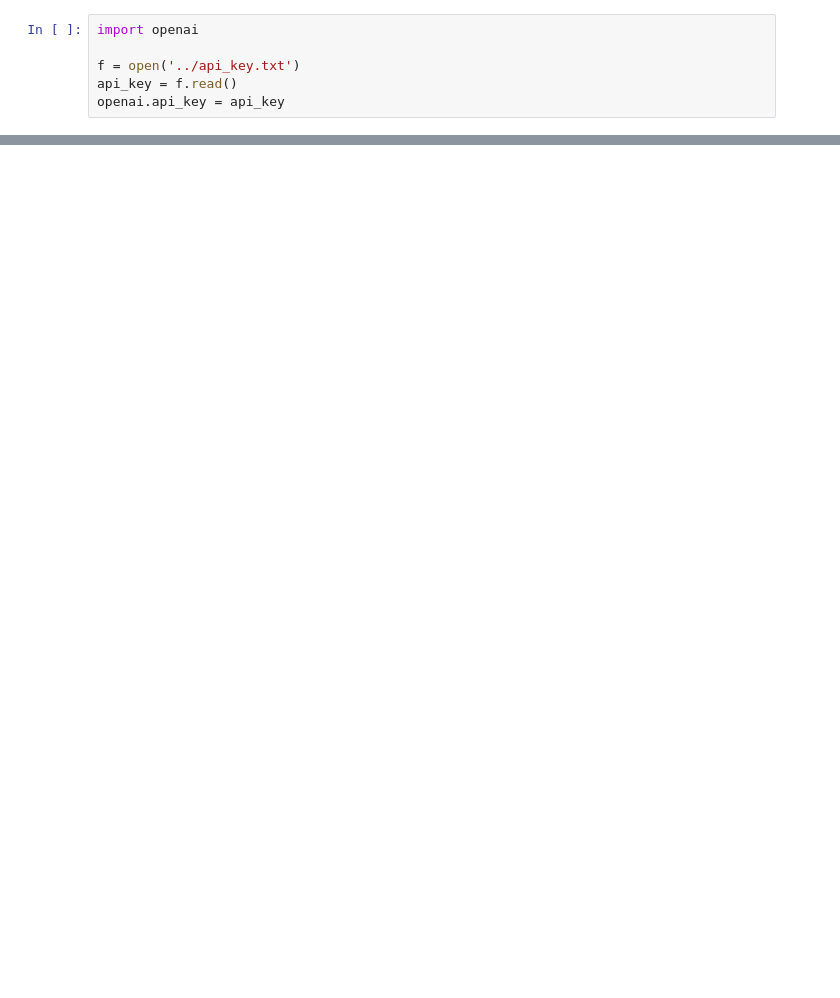
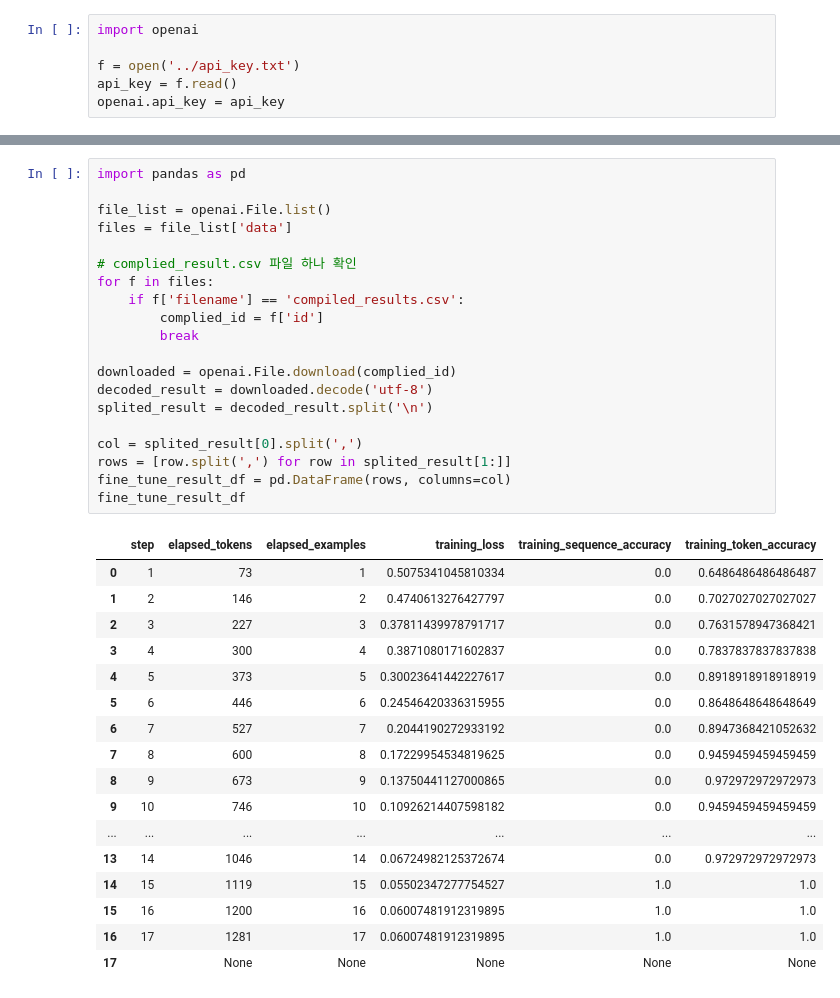
Before and after one commit to dmlgus1922/HN_world, a Jupyter notebook: practice/OpenAI/python/API tests.ipynb, the cells around one changed output, grey strips where cells are left out. Drawn from its saved outputs; the diff is of its cells as text; blank space fills up the shorter version.

```diff
--- a/practice/OpenAI/python/API tests.ipynb
+++ b/practice/OpenAI/python/API tests.ipynb
@@ -492 +691,39 @@ b'{"prompt":"\xec\xa1\xb0\xeb\xaa\x85\xec\x9d\x84 \xed\x82\xa4\xeb\xa9\xb4 \xed\
+# %%
+import pandas as pd
+
+file_list = openai.File.list()
+files = file_list['data']
+
+# complied_result.csv 파일 하나 확인
+for f in files:
+    if f['filename'] == 'compiled_results.csv':
+        complied_id = f['id']
+        break
+
+downloaded = openai.File.download(complied_id)
+decoded_result = downloaded.decode('utf-8')
+splited_result = decoded_result.split('\n')
+
+col = splited_result[0].split(',')
+rows = [row.split(',') for row in splited_result[1:]]
+fine_tune_result_df = pd.DataFrame(rows, columns=col)
+fine_tune_result_df
+# %% [output]
+|  | step | elapsed_tokens | elapsed_examples | training_loss | training_sequence_accuracy | training_token_accuracy |
+| 0 | 1 | 73 | 1 | 0.5075341045810334 | 0.0 | 0.6486486486486487 |
+| 1 | 2 | 146 | 2 | 0.4740613276427797 | 0.0 | 0.7027027027027027 |
+| 2 | 3 | 227 | 3 | 0.37811439978791717 | 0.0 | 0.7631578947368421 |
+| 3 | 4 | 300 | 4 | 0.3871080171602837 | 0.0 | 0.7837837837837838 |
+| 4 | 5 | 373 | 5 | 0.30023641442227617 | 0.0 | 0.8918918918918919 |
+| 5 | 6 | 446 | 6 | 0.24546420336315955 | 0.0 | 0.8648648648648649 |
+| 6 | 7 | 527 | 7 | 0.2044190272933192 | 0.0 | 0.8947368421052632 |
+| 7 | 8 | 600 | 8 | 0.17229954534819625 | 0.0 | 0.9459459459459459 |
+| 8 | 9 | 673 | 9 | 0.13750441127000865 | 0.0 | 0.972972972972973 |
+| 9 | 10 | 746 | 10 | 0.10926214407598182 | 0.0 | 0.9459459459459459 |
+| ... | ... | ... | ... | ... | ... | ... |
+| 13 | 14 | 1046 | 14 | 0.06724982125372674 | 0.0 | 0.972972972972973 |
+| 14 | 15 | 1119 | 15 | 0.05502347277754527 | 1.0 | 1.0 |
+| 15 | 16 | 1200 | 16 | 0.06007481912319895 | 1.0 | 1.0 |
+| 16 | 17 | 1281 | 17 | 0.06007481912319895 | 1.0 | 1.0 |
+| 17 |  | None | None | None | None | None |
 # %% [markdown]
```
Also changed, not shown: parts of 61 cells of this notebook, 1 other file.
